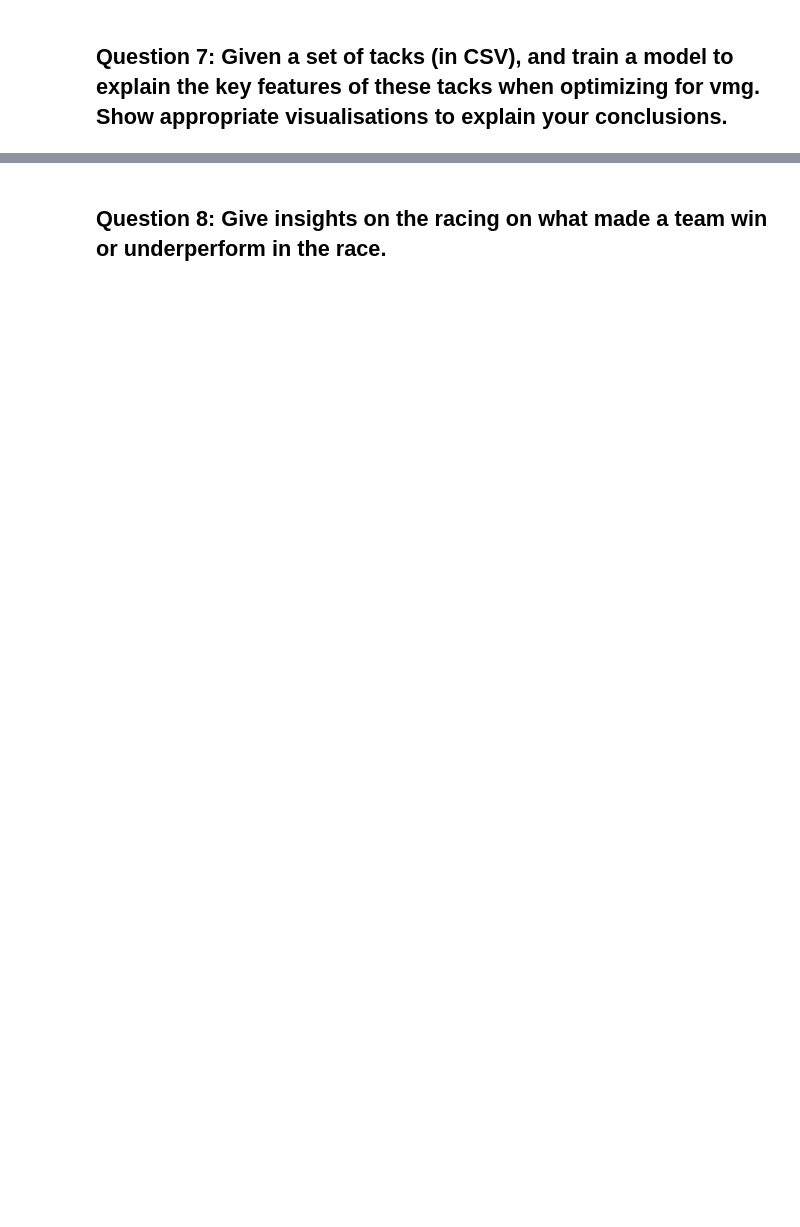
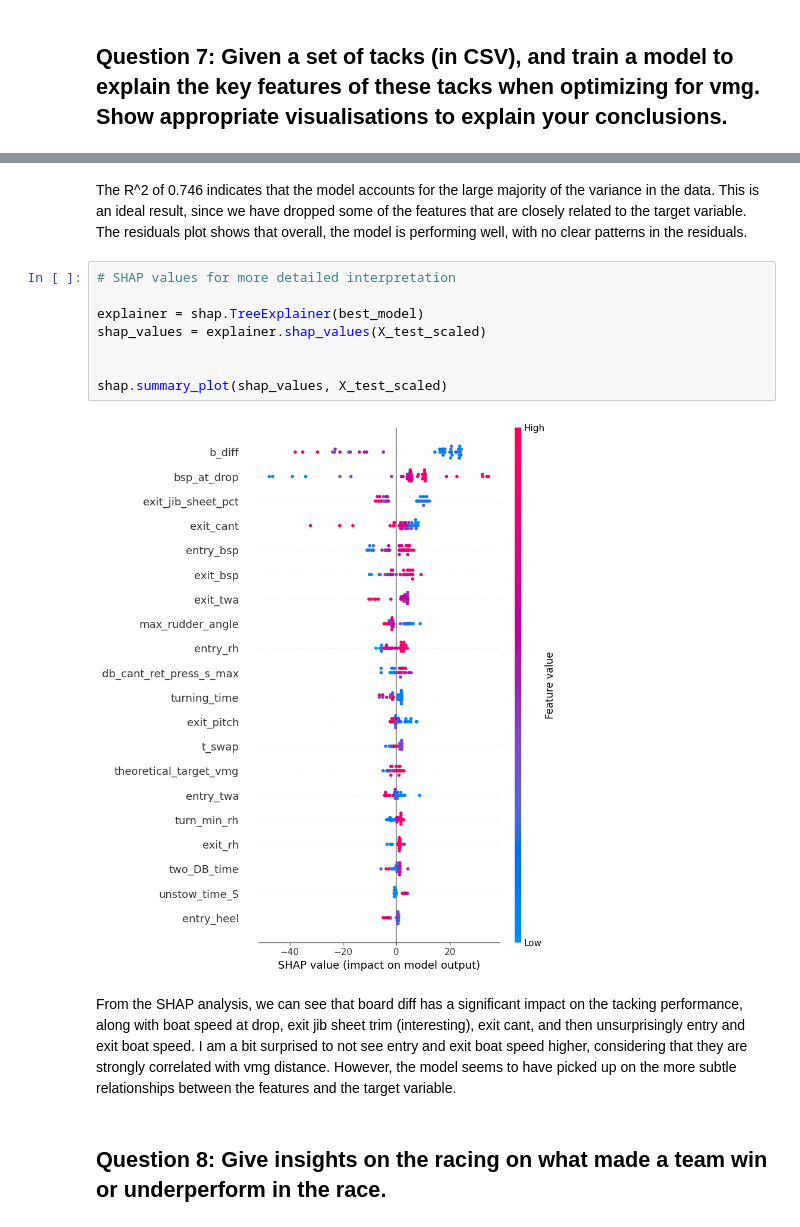
Before and after one commit to nicolai-jacobsen/SGP_Data_Challenge, a Jupyter notebook: main.ipynb, the cells around one changed output, grey strips where cells are left out. Drawn from its saved outputs; the diff is of its cells as text; blank space fills up the shorter version.

```diff
--- a/main.ipynb
+++ b/main.ipynb
@@ -51,2 +713,16 @@ Free section to initialize the notebook with the necessary imports and functions
+# %% [markdown]
+The R^2 of 0.746 indicates that the model accounts for the large majority of the variance in the data. This is an ideal result, since we have dropped some of the features that are closely related to the target variable. The residuals plot shows that overall, the model is performing well, with no clear patterns in the residuals.
+# %%
+# SHAP values for more detailed interpretation
+
+explainer = shap.TreeExplainer(best_model)
+shap_values = explainer.shap_values(X_test_scaled)
+
+
+shap.summary_plot(shap_values, X_test_scaled)
+# %% [output]
+[figure, added]
+# %% [markdown]
+From the SHAP analysis, we can see that board diff has a significant impact on the tacking performance, along with boat speed at drop, exit jib sheet trim (interesting), exit cant, and then unsurprisingly entry and exit boat speed. I am a bit surprised to not see entry and exit boat speed higher, considering that they are strongly correlated with vmg distance. However, the model seems to have picked up on the more subtle relationships between the features and the target variable.
 # %% [markdown]
 ## Question 8: Give insights on the racing on what made a team win or underperform in the race.
```
Also changed, not shown: parts of 26 cells of this notebook, 2 other files.
